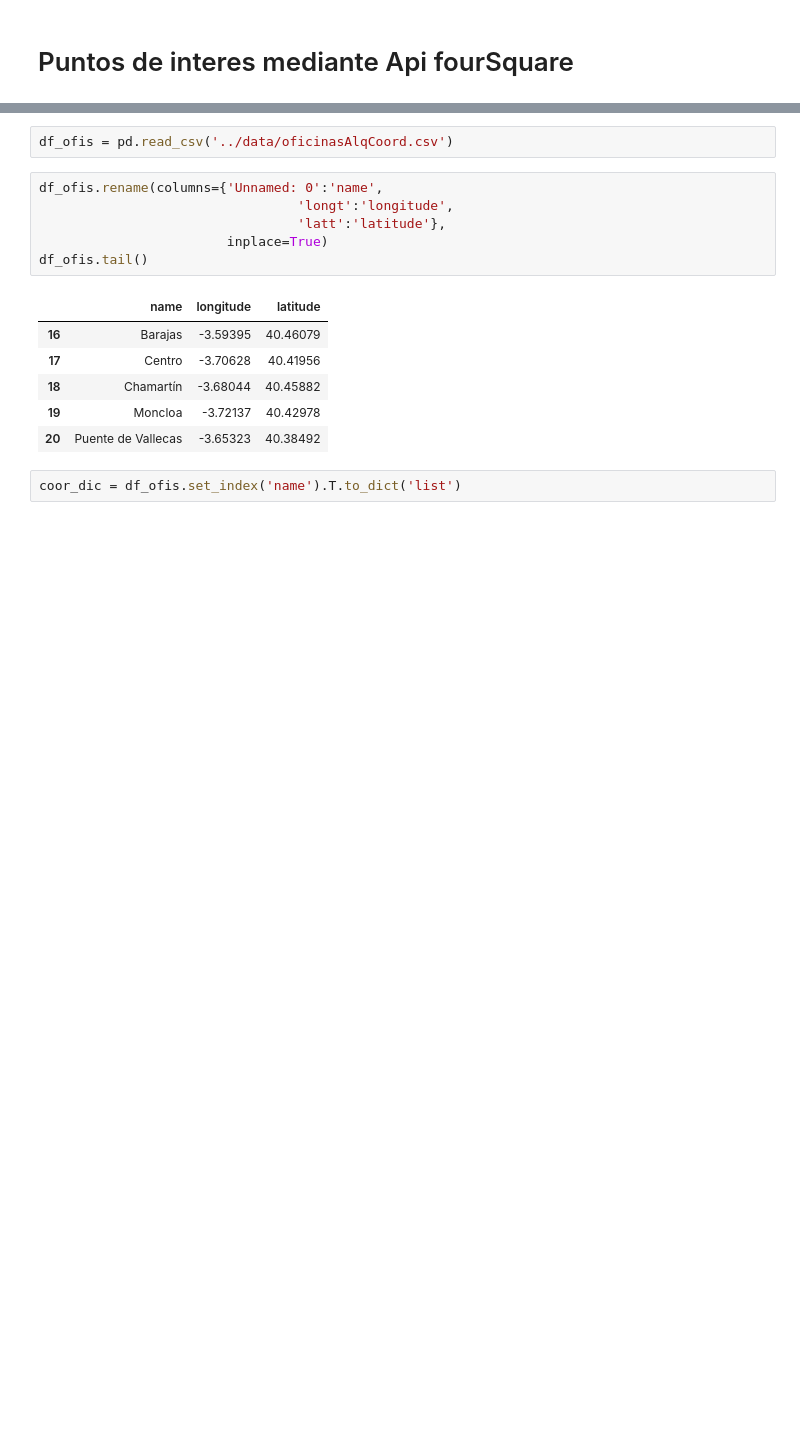
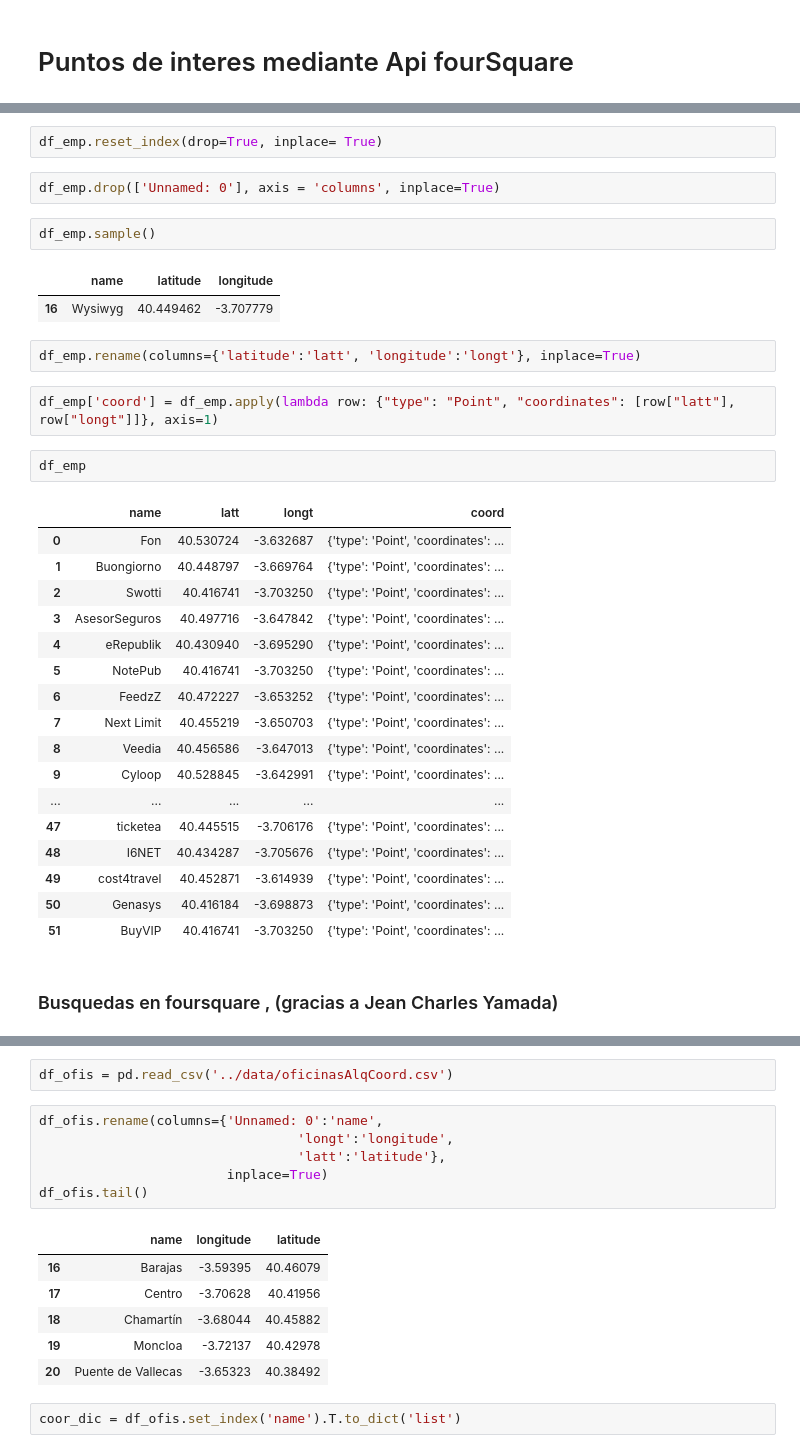
Before and after one commit to 4tolon/TheCompanyLocator, a Jupyter notebook: notebooks/Lugares.ipynb, the cells around one changed output, grey strips where cells are left out. Cells and saved outputs as stored; diff of their text form; blank space fills up the shorter version.

```diff
--- a/notebooks/Lugares.ipynb
+++ b/notebooks/Lugares.ipynb
@@ -32,3 +56,38 @@ SyntaxError: EOF while scanning triple-quoted string literal (602934491.py, line
+# %%
+df_emp.reset_index(drop=True, inplace= True)
+# %%
+df_emp.drop(['Unnamed: 0'], axis = 'columns', inplace=True)
+# %%
+df_emp.sample()
+# %% [output]
+|  | name | latitude | longitude |
+| 16 | Wysiwyg | 40.449462 | -3.707779 |
+# %%
+df_emp.rename(columns={'latitude':'latt', 'longitude':'longt'}, inplace=True)
+# %%
+df_emp['coord'] = df_emp.apply(lambda row: {"type": "Point", "coordinates": [row["latt"], row["longt"]]}, axis=1)
+# %%
+df_emp
+# %% [output]
+|  | name | latt | longt | coord |
+| 0 | Fon | 40.530724 | -3.632687 | {'type': 'Point', 'coordinates': ... |
+| 1 | Buongiorno | 40.448797 | -3.669764 | {'type': 'Point', 'coordinates': ... |
+| 2 | Swotti | 40.416741 | -3.703250 | {'type': 'Point', 'coordinates': ... |
+| 3 | AsesorSeguros | 40.497716 | -3.647842 | {'type': 'Point', 'coordinates': ... |
+| 4 | eRepublik | 40.430940 | -3.695290 | {'type': 'Point', 'coordinates': ... |
+| 5 | NotePub | 40.416741 | -3.703250 | {'type': 'Point', 'coordinates': ... |
+| 6 | FeedzZ | 40.472227 | -3.653252 | {'type': 'Point', 'coordinates': ... |
+| 7 | Next Limit | 40.455219 | -3.650703 | {'type': 'Point', 'coordinates': ... |
+| 8 | Veedia | 40.456586 | -3.647013 | {'type': 'Point', 'coordinates': ... |
+| 9 | Cyloop | 40.528845 | -3.642991 | {'type': 'Point', 'coordinates': ... |
+| ... | ... | ... | ... | ... |
+| 47 | ticketea | 40.445515 | -3.706176 | {'type': 'Point', 'coordinates': ... |
+| 48 | I6NET | 40.434287 | -3.705676 | {'type': 'Point', 'coordinates': ... |
+| 49 | cost4travel | 40.452871 | -3.614939 | {'type': 'Point', 'coordinates': ... |
+| 50 | Genasys | 40.416184 | -3.698873 | {'type': 'Point', 'coordinates': ... |
+| 51 | BuyVIP | 40.416741 | -3.703250 | {'type': 'Point', 'coordinates': ... |
+# %% [markdown]
+###  Busquedas en foursquare , (gracias a Jean Charles Yamada)
 # %%
 def foursquare(busqueda, lat, lon):
     '''
```
Also changed, not shown: parts of 37 cells of this notebook, 1 other file.
